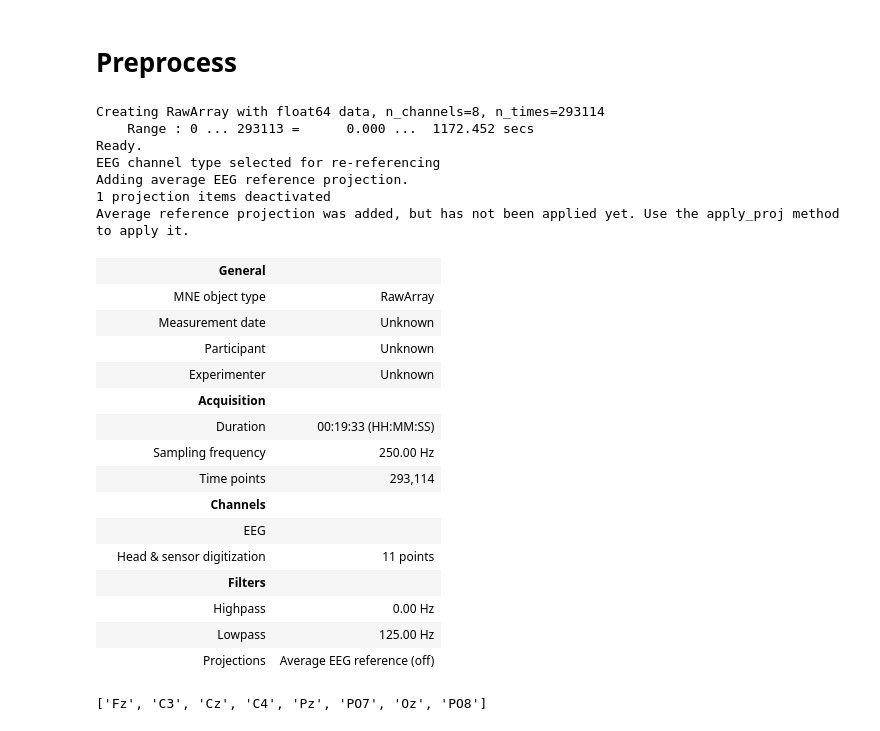
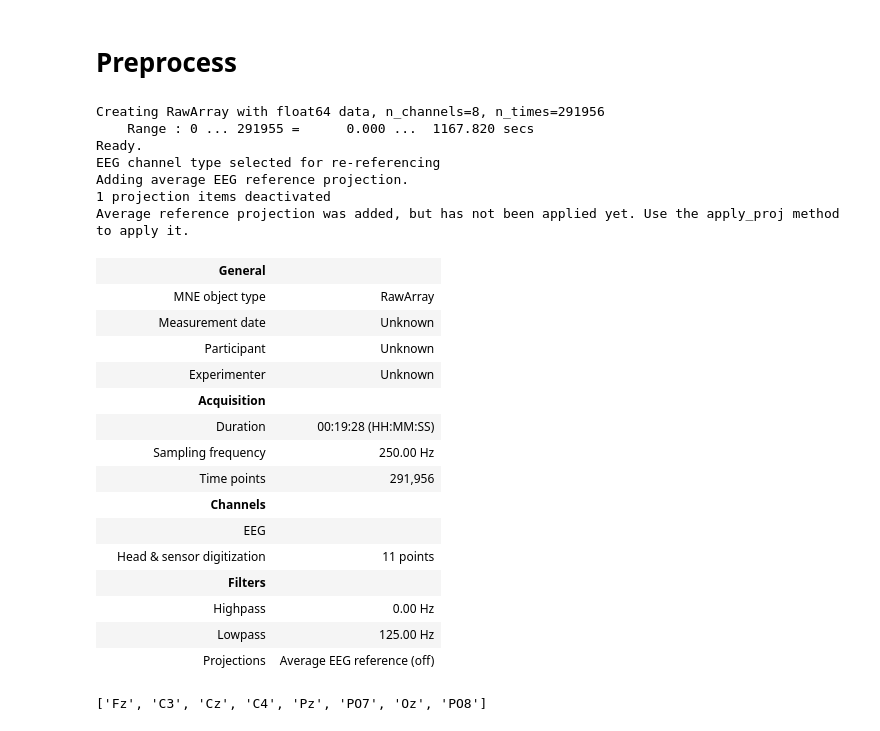
Before and after one commit to JHUBCIS/multimodal-bci-robot, a Jupyter notebook: EEG/notebooks/MI/analyze_MI_data.ipynb, the cells around one changed output. Cells and saved outputs as stored; diff of their text form; code cells hidden in the pictures.

```diff
--- a/EEG/notebooks/MI/analyze_MI_data.ipynb
+++ b/EEG/notebooks/MI/analyze_MI_data.ipynb
@@ -21,6 +21,7 @@ from mne.io import concatenate_raws, read_raw_edf
 df = pd.read_csv('../../data/MI/sidharth_motor_imagery_mov1=leftfootup_mov2=rightfootup_10-27-24.csv')
 df = pd.read_csv('../../data/MI/kyle_motor_imagery_mov1=leftwristflex_mov2=rightwristflex_10-19-24.csv')
 df = pd.read_csv('../../data/MI/sophie_motor_imagery_mov1=leftelbowbend_mov2=rightelbowbend_10-27-24.csv')
+df = pd.read_csv('../../data/MI/colm_motor_imagery_mov1=leftkneeup_mov2=rightkneeup_11-2-24.csv')
 # %%
 stim_labels, stim_idxs = np.unique(df['stim'], return_index=True)
 # %% [markdown]
@@ -28,35 +29,41 @@ stim_labels, stim_idxs = np.unique(df['stim'], return_index=True)
 # %%
 data = df.iloc[:, 1:-1].values
 
 sfreq = 250
 ch_names = list(df.keys())[1:-1]
 ch_types = ['eeg'] * len(ch_names)
 
 # Create MNE Info object
 info = mne.create_info(ch_names=ch_names, sfreq=sfreq, ch_types=ch_types)
 
 # Create RawArray
 raw = mne.io.RawArray(data.T, info)
-montage = make_standard_montage("standard_1005")
+
+# Set up the standard 10-20 montage
+montage = make_standard_montage('standard_1020')
+
+# Apply the montage
 raw.set_montage(montage)
-raw.set_eeg_reference(projection=True)
+
+# Set EEG reference
+raw.set_eeg_reference(ref_channels='average', projection=True)
 # %% [output]
-Creating RawArray with float64 data, n_channels=8, n_times=293114
-    Range : 0 ... 293113 =      0.000 ...  1172.452 secs
+Creating RawArray with float64 data, n_channels=8, n_times=291956
+    Range : 0 ... 291955 =      0.000 ...  1167.820 secs
 Ready.
 EEG channel type selected for re-referencing
 Adding average EEG reference projection.
 1 projection items deactivated
 Average reference projection was added, but has not been applied yet. Use the apply_proj method to apply it.
 |  | General |  |
 |  | MNE object type | RawArray |
 |  | Measurement date | Unknown |
 |  | Participant | Unknown |
 |  | Experimenter | Unknown |
 |  | Acquisition |  |
-|  | Duration | 00:19:33 (HH:MM:SS) |
+|  | Duration | 00:19:28 (HH:MM:SS) |
 |  | Sampling frequency | 250.00 Hz |
-|  | Time points | 293,114 |
+|  | Time points | 291,956 |
 |  | Channels |  |
 |  | EEG |  |
 |  | Head & sensor digitization | 11 points |
```
Also changed, not shown: parts of 4 cells of this notebook.
